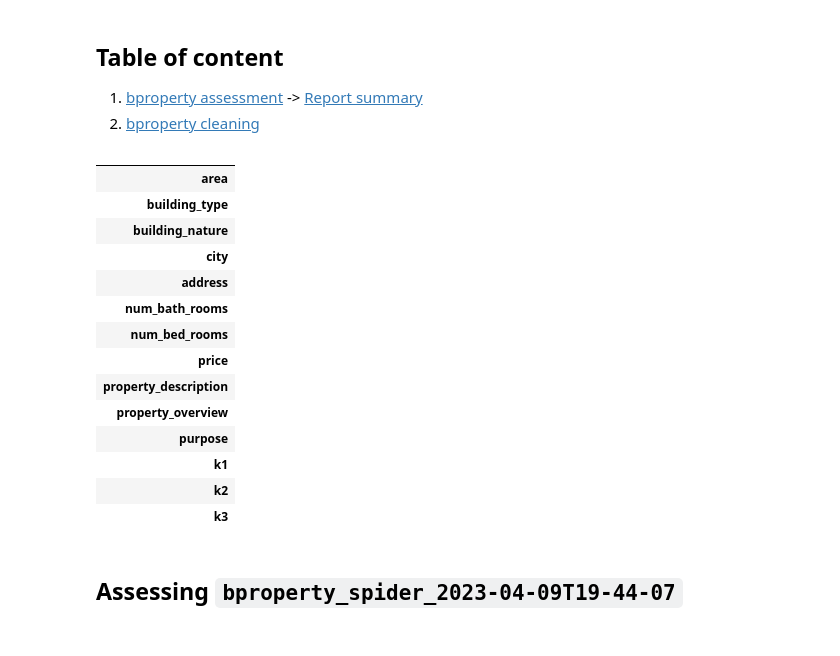
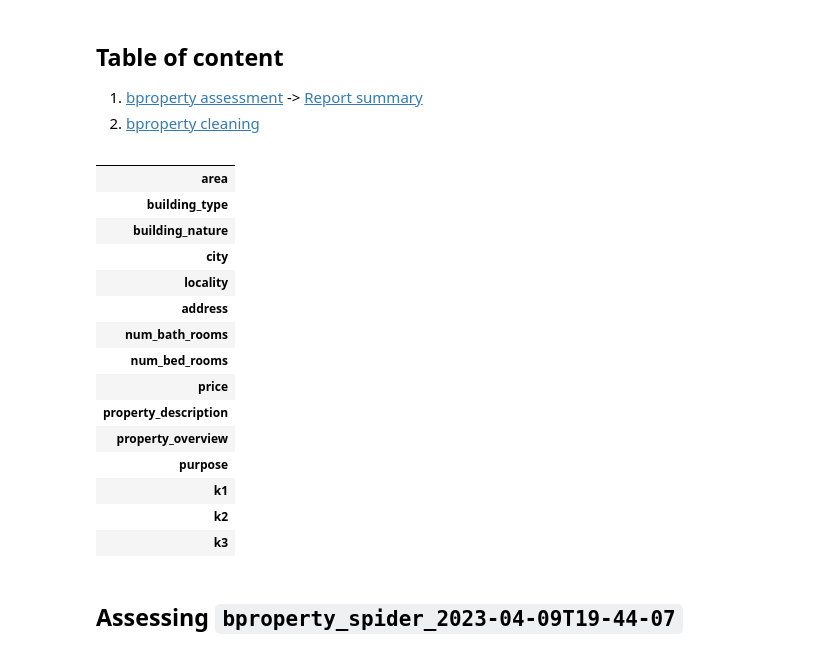
Before and after one commit to OmdenaAI/dhaka-bangladesh-real-estate-recommendation, a Jupyter notebook: src/tasks/task-2-data-preprocessing/bproperty -- cleaning/bproperty -- cleaning.ipynb, the cells around one changed output. Saved outputs shown, nothing was run; the diff lists cells and outputs as text; code cells hidden in the pictures.

```diff
--- a/src/tasks/task-2-data-preprocessing/bproperty -- cleaning/bproperty -- cleaning.ipynb
+++ b/src/tasks/task-2-data-preprocessing/bproperty -- cleaning/bproperty -- cleaning.ipynb
@@ -88,6 +98,7 @@ target_df_dic = {
 
     # splitted from location column
     "city": [],
+    "locality": [],
     "address":[],
     #"country": [],
     #"municipality":[],
@@ -98,33 +109,34 @@ target_df_dic = {
 
     "num_bath_rooms":[], # for Commercial properties, give 0 as value (since that make sense), not NaN
     "num_bed_rooms":[], # for Commercial properties, give 0 as value (since that make sense), not NaN
 
     # convert currencies to BDT : 1 lakh=100000 BDT, 1 crore=10000000 BDT, 1 Arab= 1000000000 BDT (Thanks @Al Momin Faruk)
     "price": [],
 
     "property_description":[],
     "property_overview":[],
 
     "purpose":[], # Either Rent/Sale
 
     # retrieved from amenities column: assuming in sample 1 amenities has {"k1":"v1","k2":"v2"}
     #   and in sample 2 amenities has {"k3":"v3"}, we create new columns in the dataframe based on the keys of
     #   the dictionnaries
     "k1":[],
     "k2":[],
     "k3":[],
 
     # when any relevant column from other csv files is added, inform collaborators so that they follow the same principle
 }
 
 target_df = pd.DataFrame(target_df_dic)
 target_df.T
 # %% [output]
 |  |
 | area |
 | building_type |
 | building_nature |
 | city |
+| locality |
 | address |
 | num_bath_rooms |
 | num_bed_rooms |
```
Also changed, not shown: parts of 8 cells of this notebook, 5 other files.
